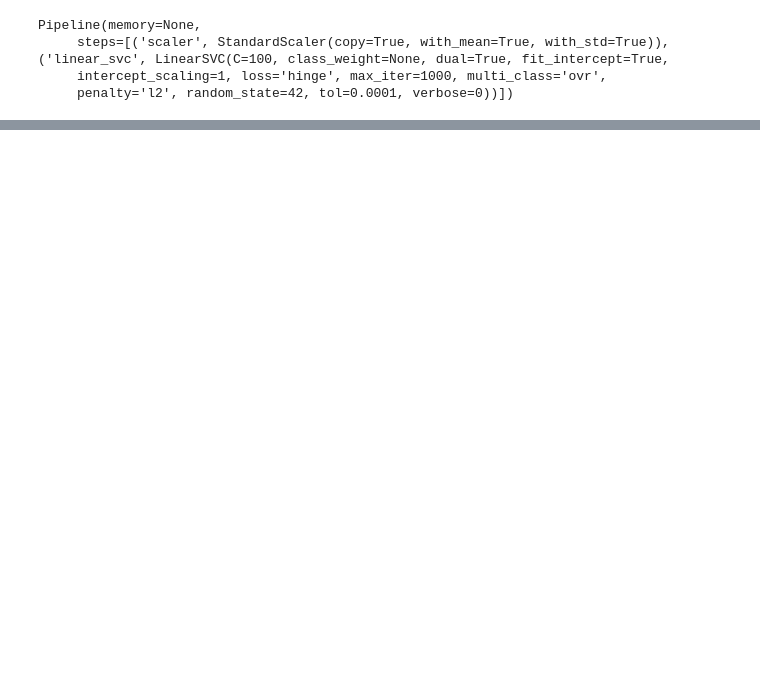
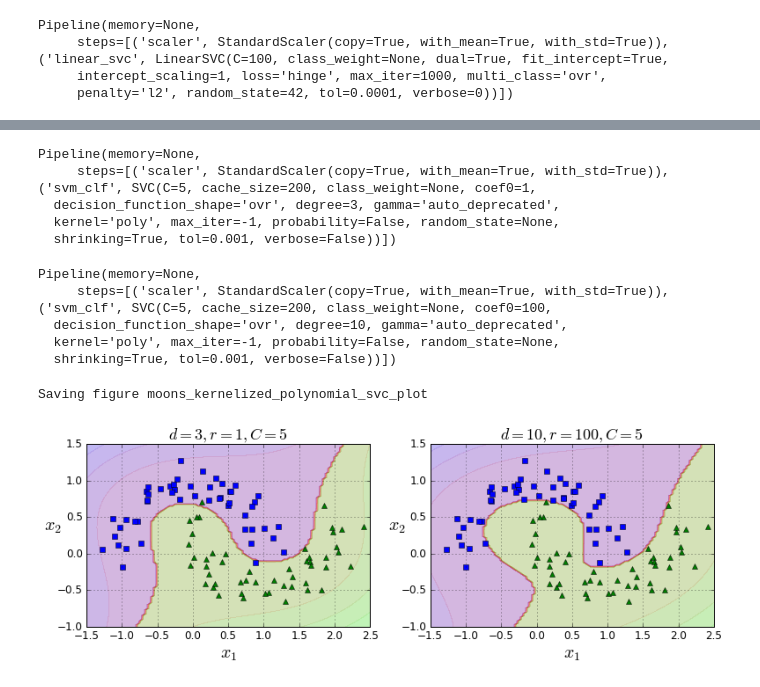
Before and after one commit to sayan31/Python-handson-ml, a Jupyter notebook: Chapter-5/support-vector-machines.ipynb, the cells around one changed output, grey strips where cells are left out. Drawn from its saved outputs; the diff is of its cells as text; code cells hidden in the pictures; blank space fills up the shorter version.

```diff
--- a/Chapter-5/support-vector-machines.ipynb
+++ b/Chapter-5/support-vector-machines.ipynb
@@ -353,0 +449,49 @@ Saving figure regularization_plot
+# %%
+# We will use the SVC class to train the next classifier
+# The difference between SVC and LinearSVC is that SVC class supports kernel hyperparameters and LinearSVC does not.
+# Kernel returns same results as adding many polynomial features, without actually adding them.
+# The coef0 hyperparameter controls by how much the model is affected by higher degree polynomials vs lower degree polynomials.
+# The correct hyperparameter values can often be got using grid search.
+poly_kernel_svm_clf = Pipeline([
+        ("scaler", StandardScaler()),
+        ("svm_clf", SVC(kernel="poly", degree=3, coef0=1, C=5))
+    ])
+poly_kernel_svm_clf.fit(X, y)
+# %% [output]
+Pipeline(memory=None,
+     steps=[('scaler', StandardScaler(copy=True, with_mean=True, with_std=True)), ('svm_clf', SVC(C=5, cache_size=200, class_weight=None, coef0=1,
+  decision_function_shape='ovr', degree=3, gamma='auto_deprecated',
+  kernel='poly', max_iter=-1, probability=False, random_state=None,
+  shrinking=True, tol=0.001, verbose=False))])
+# %%
+poly100_kernel_svm_clf = Pipeline([
+        ("scaler", StandardScaler()),
+        ("svm_clf", SVC(kernel="poly", degree=10, coef0=100, C=5))
+    ])
+poly100_kernel_svm_clf.fit(X, y)
+# %% [output]
+Pipeline(memory=None,
+     steps=[('scaler', StandardScaler(copy=True, with_mean=True, with_std=True)), ('svm_clf', SVC(C=5, cache_size=200, class_weight=None, coef0=100,
+  decision_function_shape='ovr', degree=10, gamma='auto_deprecated',
+  kernel='poly', max_iter=-1, probability=False, random_state=None,
+  shrinking=True, tol=0.001, verbose=False))])
+# %%
+# Increasing the coef0 parameter shows that the decision boundary curves tightly round the training examples.
+# We should take care here so that the classifier does not overfit the training data.
+plt.figure(figsize=(11, 4))
+
+plt.subplot(121)
+plot_predictions(poly_kernel_svm_clf, [-1.5, 2.5, -1, 1.5])
+plot_dataset(X, y, [-1.5, 2.5, -1, 1.5])
+plt.title(r"$d=3, r=1, C=5$", fontsize=18)
+
+plt.subplot(122)
+plot_predictions(poly100_kernel_svm_clf, [-1.5, 2.5, -1, 1.5])
+plot_dataset(X, y, [-1.5, 2.5, -1, 1.5])
+plt.title(r"$d=10, r=100, C=5$", fontsize=18)
+
+save_fig("moons_kernelized_polynomial_svc_plot")
+plt.show()
+# %% [output]
+Saving figure moons_kernelized_polynomial_svc_plot
+[figure, added]
```
Also changed, not shown: parts of 13 cells of this notebook, 25 other files.
